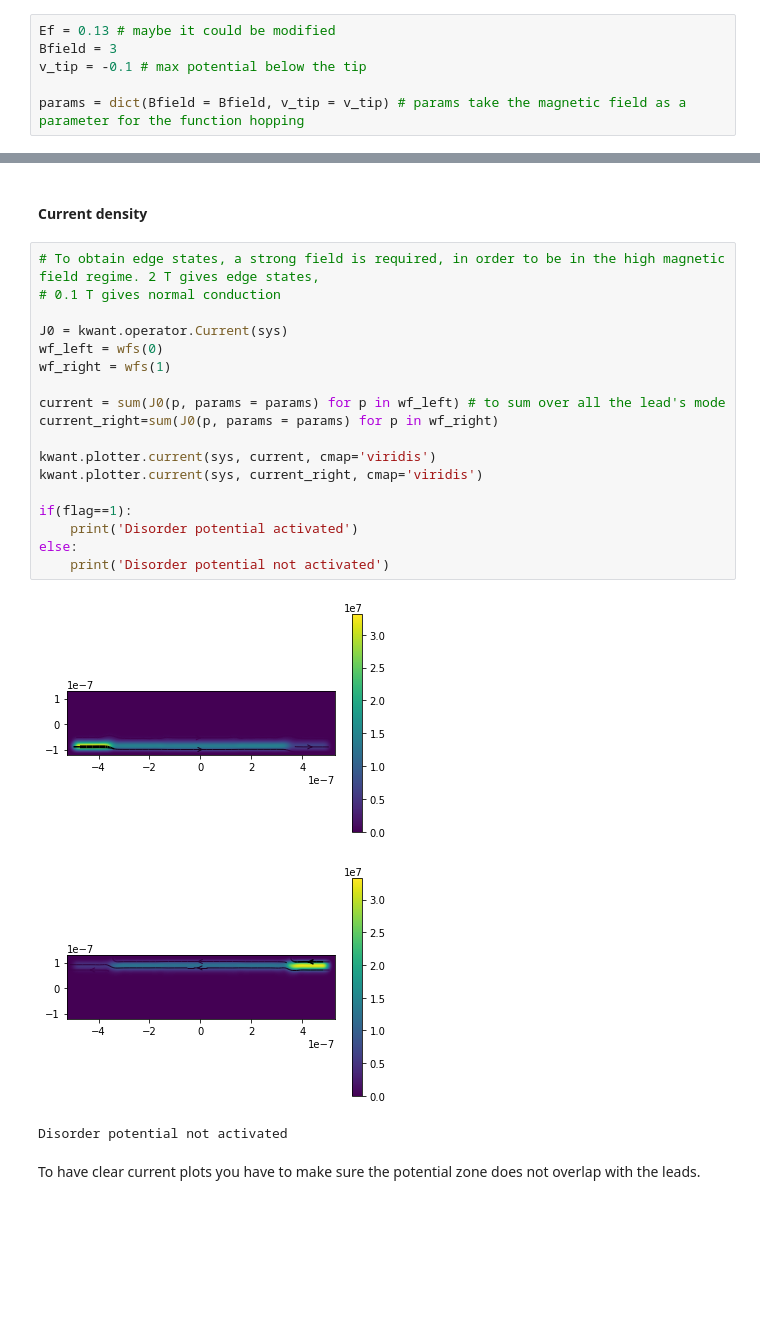
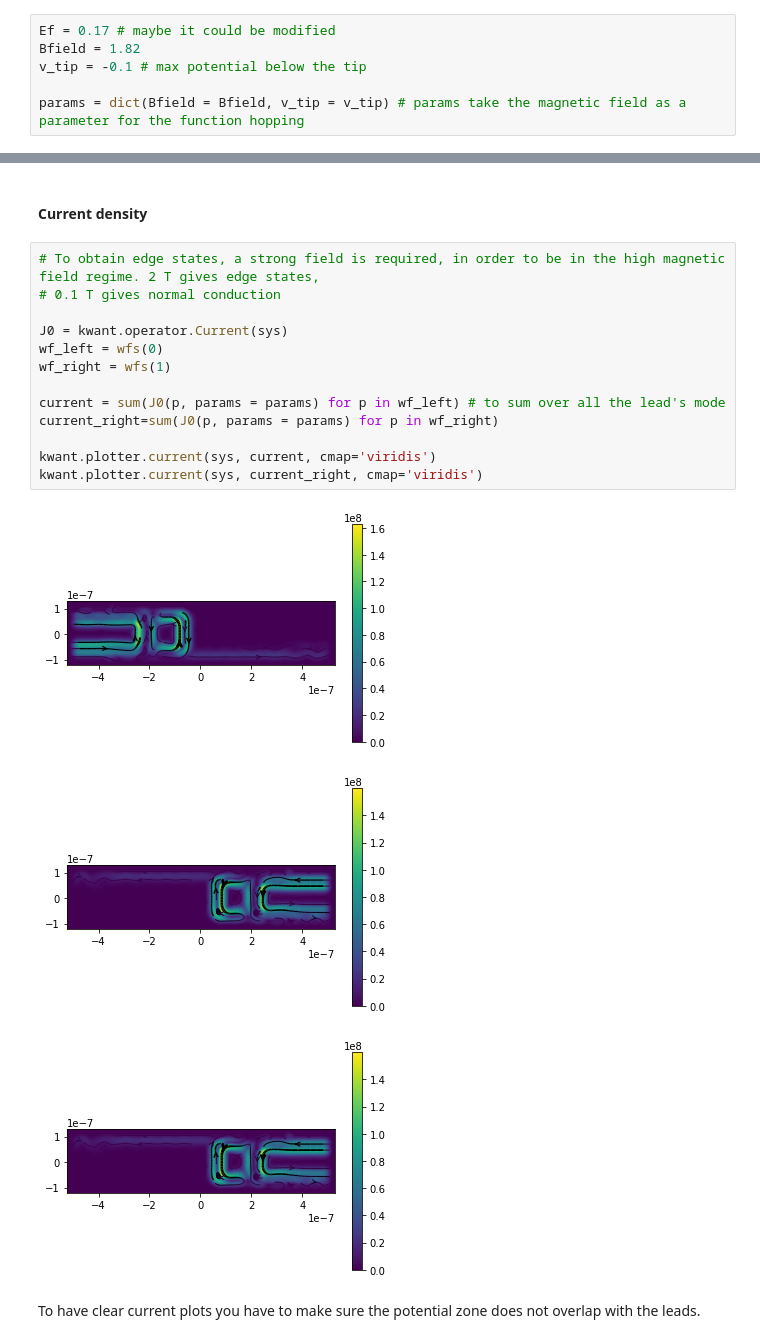
Before and after one commit to saviapicella/nanoelectronics-project, a Jupyter notebook: Graphene quantum Hall effect.ipynb, the cells around one changed output, grey strips where cells are left out. Saved outputs shown, nothing was run; the diff lists cells and outputs as text; blank space fills up the shorter version.

```diff
--- a/Graphene quantum Hall effect.ipynb
+++ b/Graphene quantum Hall effect.ipynb
@@ -224,8 +223,8 @@ kwant.plot(sys, site_size = 1e-9)
 # %% [markdown]
 ## Electronic properties
 # %%
-Ef = 0.13 # maybe it could be modified
-Bfield = 3
+Ef = 0.17 # maybe it could be modified
+Bfield = 1.82
 v_tip = -0.1 # max potential below the tip
 
 params = dict(Bfield = Bfield, v_tip = v_tip) # params take the magnetic field as a parameter for the function hopping
@@ -340,25 +326,20 @@ scattering_wf = wfs(0) # all scattering wave functions from lead 0
 # %%
 # To obtain edge states, a strong field is required, in order to be in the high magnetic field regime. 2 T gives edge states,
 # 0.1 T gives normal conduction
 
 J0 = kwant.operator.Current(sys)
 wf_left = wfs(0)
 wf_right = wfs(1)
 
 current = sum(J0(p, params = params) for p in wf_left) # to sum over all the lead's mode
 current_right=sum(J0(p, params = params) for p in wf_right)
 
 kwant.plotter.current(sys, current, cmap='viridis')
 kwant.plotter.current(sys, current_right, cmap='viridis')
-
-if(flag==1):
-    print('Disorder potential activated')
-else:
-    print('Disorder potential not activated')
 # %% [output]
-[figure, old version]
+[figure, new version]
-[figure, old version]
+[figure, new version]
-Disorder potential not activated
+[figure, added]
 # %% [markdown]
 To have clear current plots you have to make sure the potential zone does not overlap with the leads.
 # %% [markdown]
```
Also changed, not shown: parts of 16 cells of this notebook.
